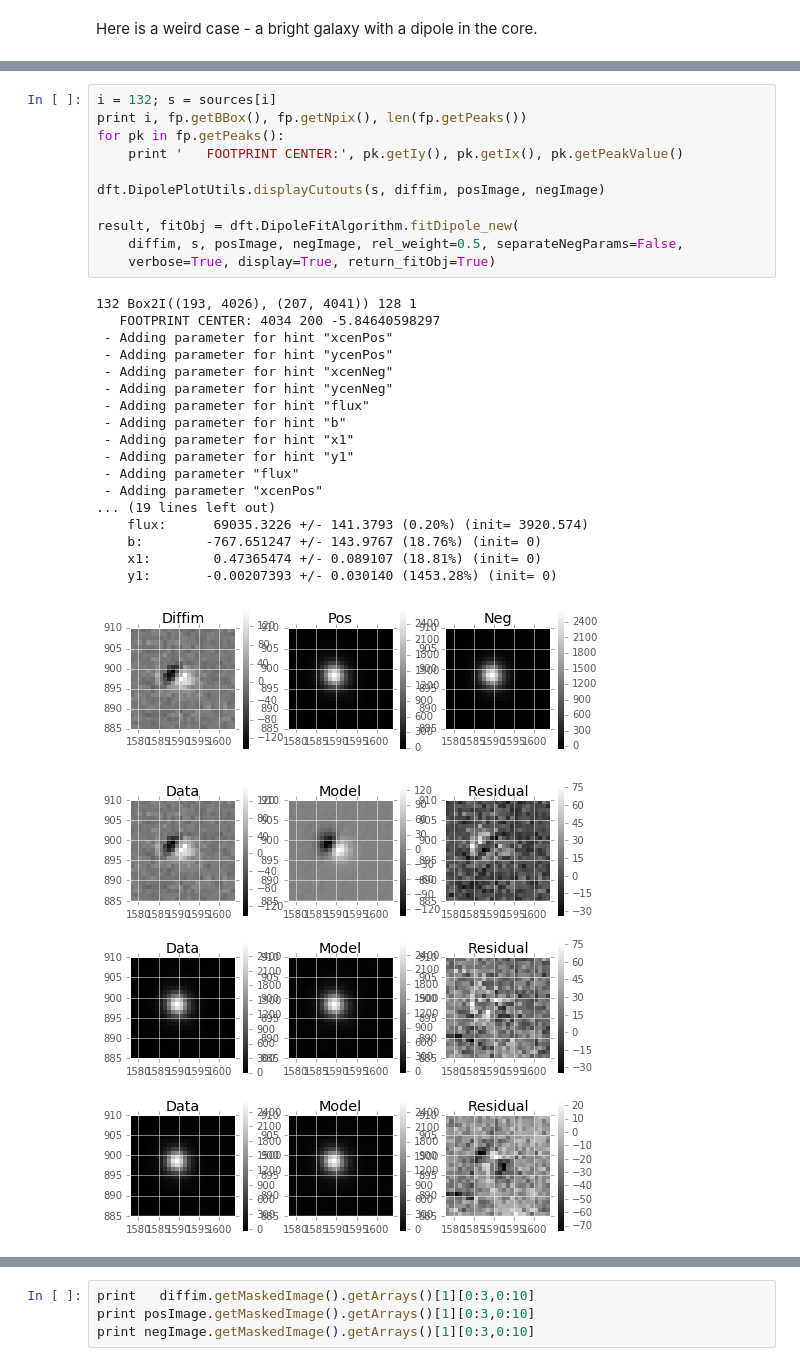
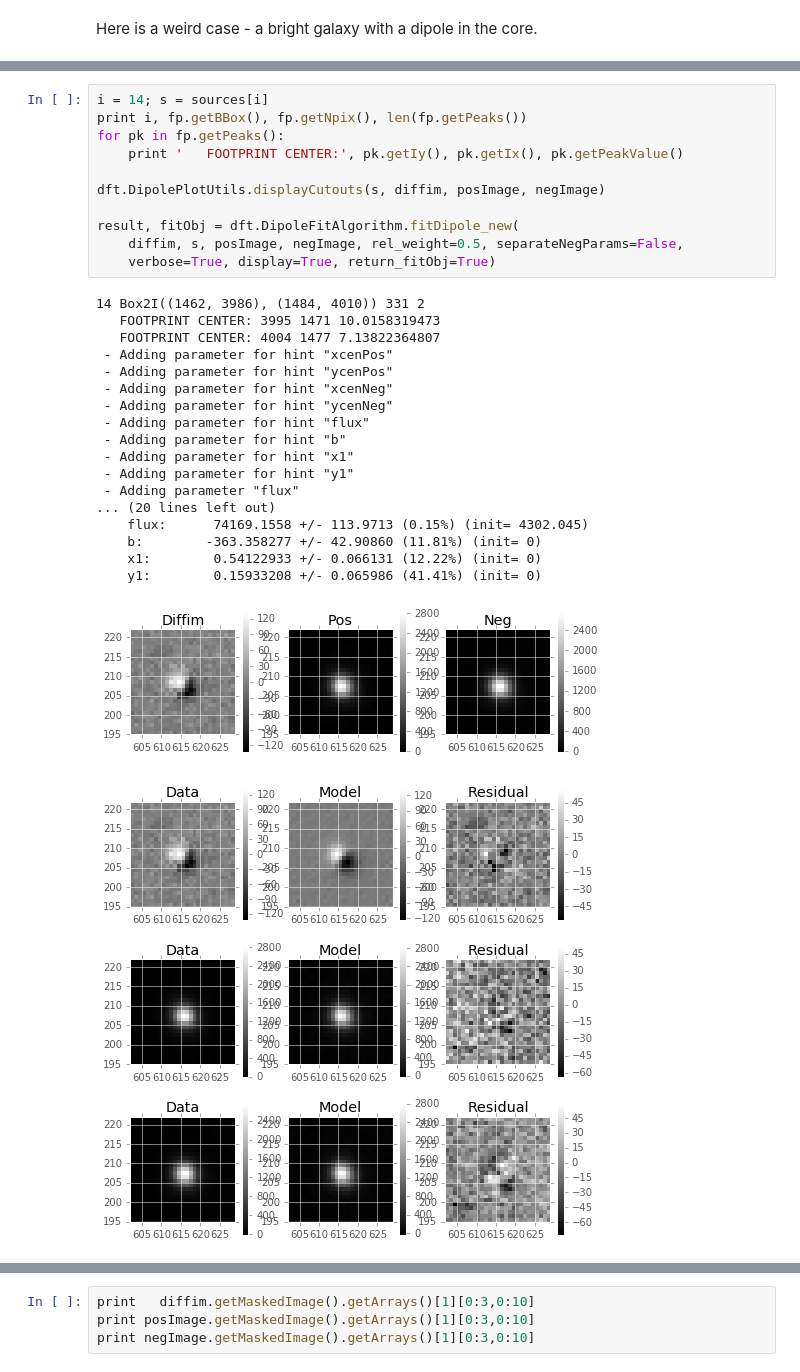
Before and after one commit to lsst/ip_diffim, a Jupyter notebook: test fit dipoles on decam data.ipynb, the cells around one changed output, grey strips where cells are left out. Cells and saved outputs as stored; diff of their text form.

```diff
--- a/test fit dipoles on decam data.ipynb
+++ b/test fit dipoles on decam data.ipynb
@@ -132,32 +123,32 @@ for i,s in enumerate(sources):
 # %%
-i = 132; s = sources[i]
+i = 14; s = sources[i]
 print i, fp.getBBox(), fp.getNpix(), len(fp.getPeaks())
 for pk in fp.getPeaks():
     print '   FOOTPRINT CENTER:', pk.getIy(), pk.getIx(), pk.getPeakValue()
 
 dft.DipolePlotUtils.displayCutouts(s, diffim, posImage, negImage)
 
 result, fitObj = dft.DipoleFitAlgorithm.fitDipole_new(
     diffim, s, posImage, negImage, rel_weight=0.5, separateNegParams=False,
     verbose=True, display=True, return_fitObj=True)
 # %% [output]
-132 Box2I((193, 4026), (207, 4041)) 128 1
-   FOOTPRINT CENTER: 4034 200 -5.84640598297
+14 Box2I((1462, 3986), (1484, 4010)) 331 2
+   FOOTPRINT CENTER: 3995 1471 10.0158319473
+   FOOTPRINT CENTER: 4004 1477 7.13822364807
  - Adding parameter for hint "xcenPos"
  - Adding parameter for hint "ycenPos"
  - Adding parameter for hint "xcenNeg"
  - Adding parameter for hint "ycenNeg"
  - Adding parameter for hint "flux"
  - Adding parameter for hint "b"
  - Adding parameter for hint "x1"
  - Adding parameter for hint "y1"
  - Adding parameter "flux"
- - Adding parameter "xcenPos"
-... (19 lines left out)
-    flux:      69035.3226 +/- 141.3793 (0.20%) (init= 3920.574)
-    b:        -767.651247 +/- 143.9767 (18.76%) (init= 0)
-    x1:        0.47365474 +/- 0.089107 (18.81%) (init= 0)
-    y1:       -0.00207393 +/- 0.030140 (1453.28%) (init= 0)
+... (20 lines left out)
+    flux:      74169.1558 +/- 113.9713 (0.15%) (init= 4302.045)
+    b:        -363.358277 +/- 42.90860 (11.81%) (init= 0)
+    x1:        0.54122933 +/- 0.066131 (12.22%) (init= 0)
+    y1:        0.15933208 +/- 0.065986 (41.41%) (init= 0)
-[figure, old version]
+[figure, new version]
-[figure, old version]
+[figure, new version]
 # %%
```
Also changed, not shown: parts of 8 cells of this notebook, 3 other files.
